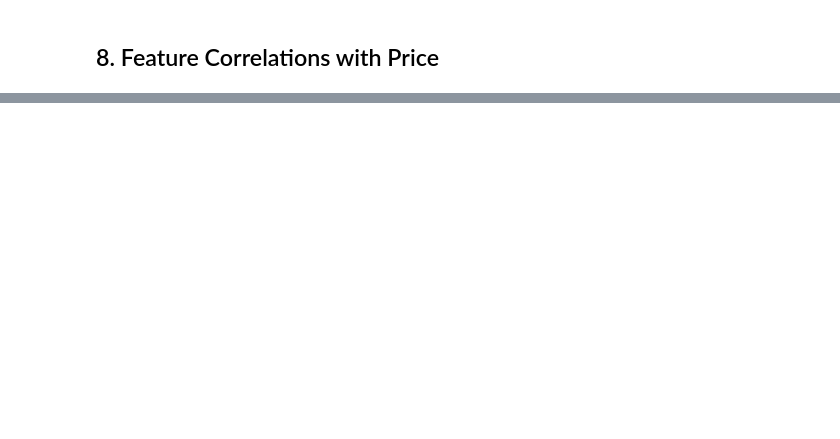
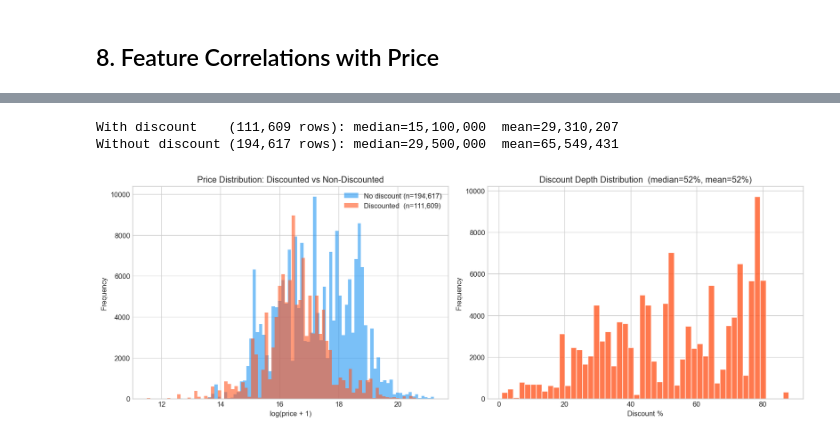
Before and after one commit to Indrapuma/mr-scraper-price-intelligence, a Jupyter notebook: notebooks/01_eda.ipynb, the cells around one changed output, grey strips where cells are left out. Saved outputs shown, nothing was run; the diff lists cells and outputs as text; code cells hidden in the pictures; blank space fills up the shorter version.

```diff
--- a/notebooks/01_eda.ipynb
+++ b/notebooks/01_eda.ipynb
@@ -162 +427,34 @@ print(correlations.head(15))
+# %%
+discounted     = train_df[train_df['priceBeforeDiscount'] > 0]['price']
+non_discounted = train_df[train_df['priceBeforeDiscount'] == 0]['price']
+
+print(f'With discount    ({len(discounted):,} rows): median={discounted.median():,.0f}  mean={discounted.mean():,.0f}')
+print(f'Without discount ({len(non_discounted):,} rows): median={non_discounted.median():,.0f}  mean={non_discounted.mean():,.0f}')
+
+fig, axes = plt.subplots(1, 2, figsize=(14, 5))
+
+axes[0].hist(np.log1p(non_discounted), bins=80, alpha=0.6,
+             color='#2196F3', label=f'No discount (n={len(non_discounted):,})')
+axes[0].hist(np.log1p(discounted),     bins=80, alpha=0.6,
+             color='#FF5722', label=f'Discounted  (n={len(discounted):,})')
+axes[0].set_xlabel('log(price + 1)')
+axes[0].set_ylabel('Frequency')
+axes[0].set_title('Price Distribution: Discounted vs Non-Discounted')
+axes[0].legend()
+
+discount_pcts = train_df[train_df['show_discount'] > 0]['show_discount']
+axes[1].hist(discount_pcts, bins=50, color='#FF5722', alpha=0.8, edgecolor='white')
+axes[1].set_xlabel('Discount %')
+axes[1].set_ylabel('Frequency')
+axes[1].set_title(
+    f'Discount Depth Distribution  '
+    f'(median={discount_pcts.median():.0f}%, mean={discount_pcts.mean():.0f}%)'
+)
+
+plt.tight_layout()
+plt.show()
+# %% [output]
+With discount    (111,609 rows): median=15,100,000  mean=29,310,207
+Without discount (194,617 rows): median=29,500,000  mean=65,549,431
+[figure, added]
 # %% [markdown]
```
Also changed, not shown: parts of 18 cells of this notebook, 20 other files.
